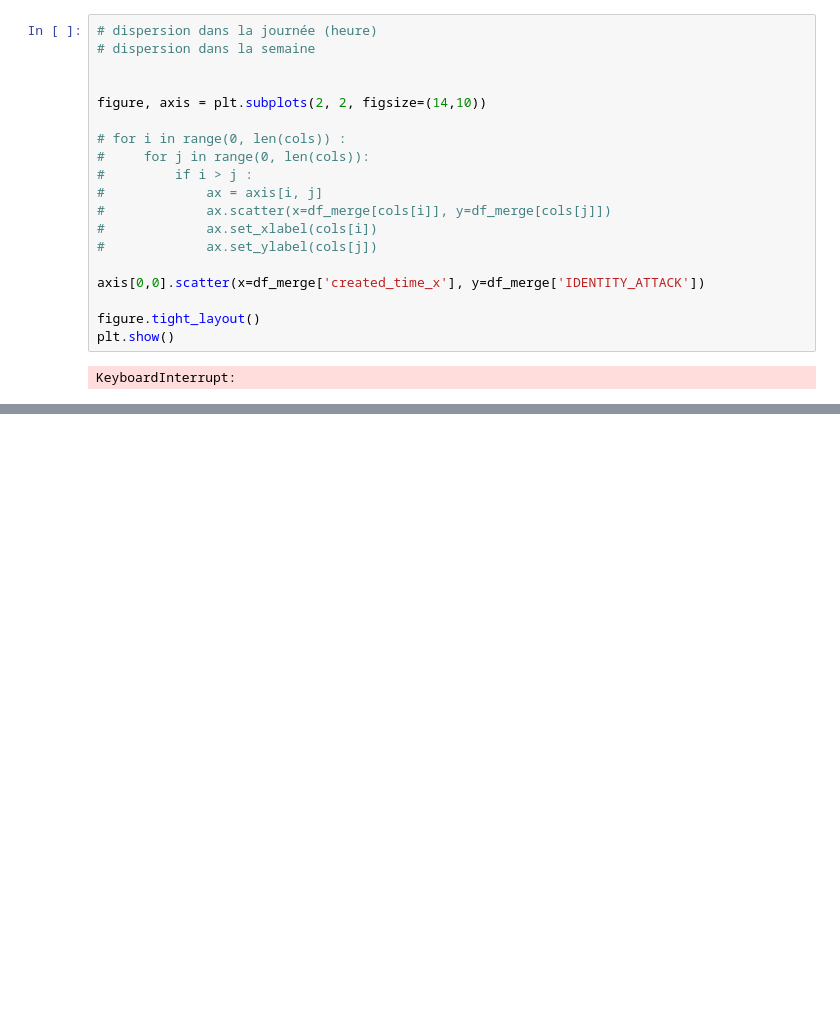
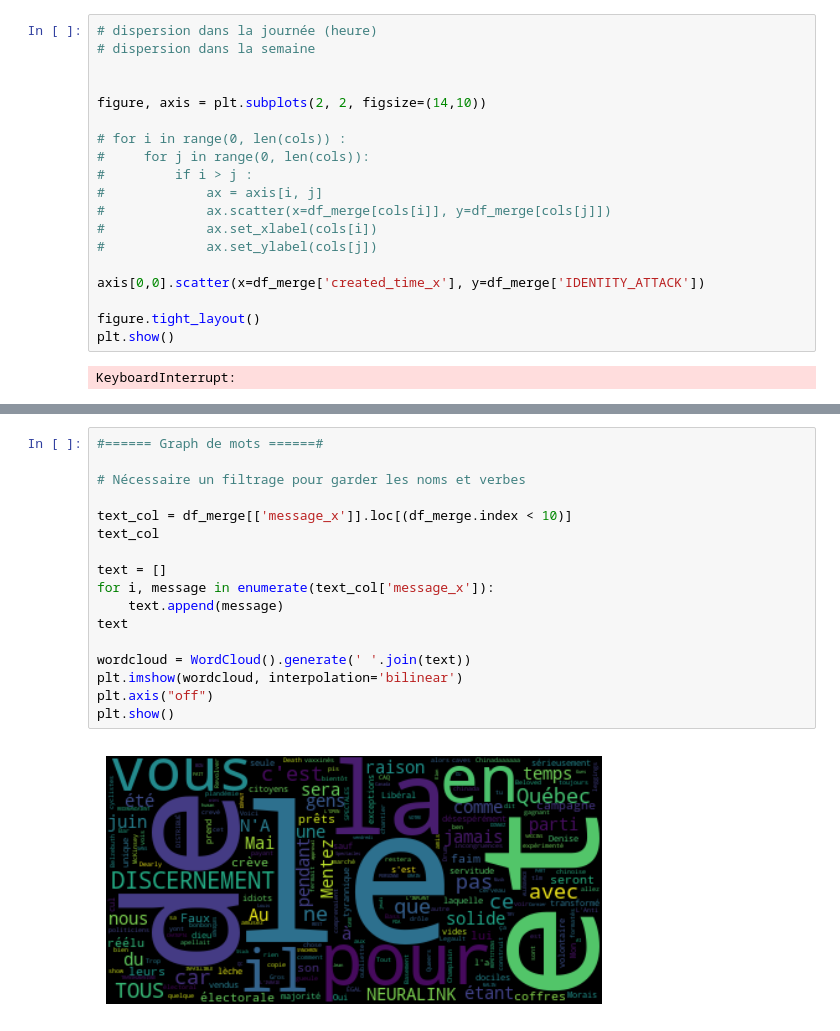
Before and after one commit to caseguin/GLO-7027, a Jupyter notebook: projet_eda.ipynb, the cells around one changed output, grey strips where cells are left out. Saved outputs shown, nothing was run; the diff lists cells and outputs as text; blank space fills up the shorter version.

```diff
--- a/projet_eda.ipynb
+++ b/projet_eda.ipynb
@@ -354,0 +367,19 @@ KeyboardInterrupt:
+# %%
+#====== Graph de mots ======#
+
+# Nécessaire un filtrage pour garder les noms et verbes
+
+text_col = df_merge[['message_x']].loc[(df_merge.index < 10)]
+text_col
+
+text = []
+for i, message in enumerate(text_col['message_x']):
+    text.append(message)
+text
+
+wordcloud = WordCloud().generate(' '.join(text))
+plt.imshow(wordcloud, interpolation='bilinear')
+plt.axis("off")
+plt.show()
+# %% [output]
+[figure, added]
```
Also changed, not shown: parts of 6 cells of this notebook.
